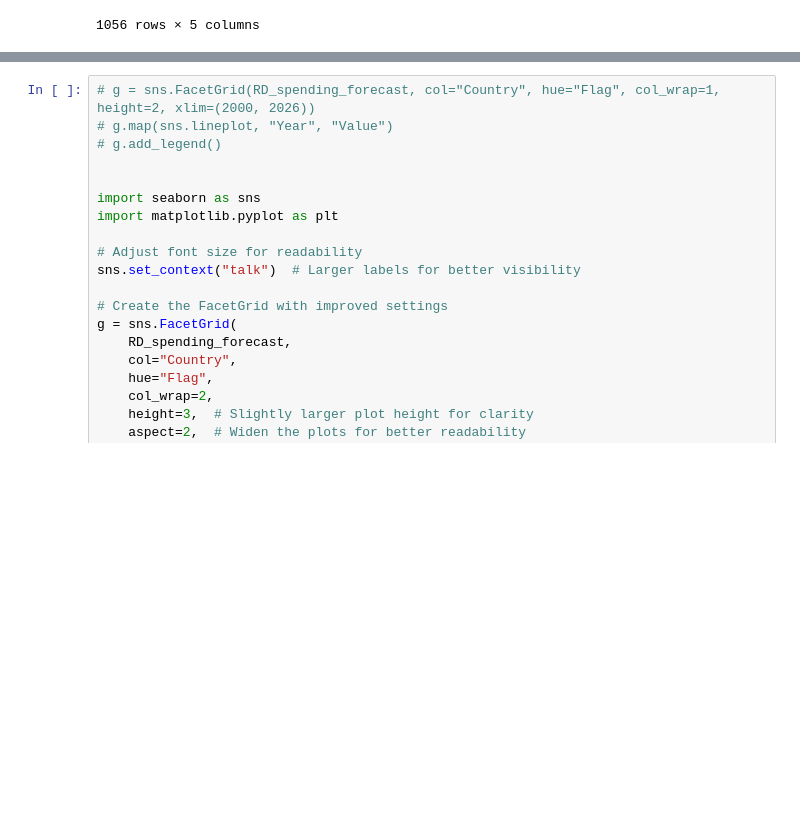
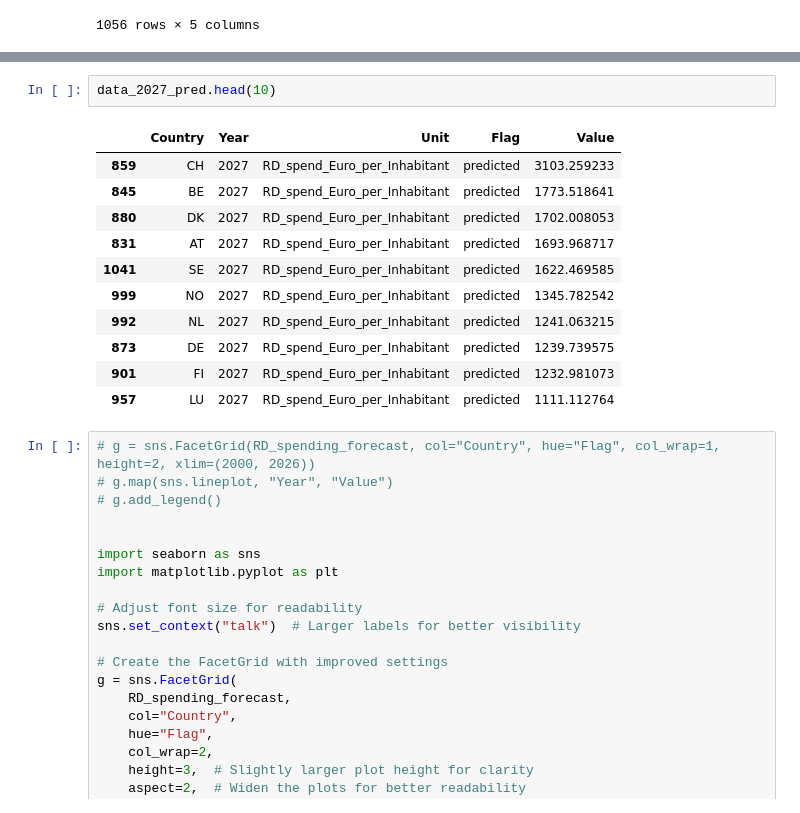
Before and after one commit to StefanHamm/DOPP_WS24, a Jupyter notebook: notebooks/Consolidated.ipynb, the cells around one changed output, grey strips where cells are left out. Saved outputs shown, nothing was run; the diff lists cells and outputs as text; blank space fills up the shorter version.

```diff
--- a/notebooks/Consolidated.ipynb
+++ b/notebooks/Consolidated.ipynb
@@ -1662,3 +1704,17 @@ See the caveats in the documentation: https://pandas.pydata.org/pandas-docs/stab
+# %%
+data_2027_pred.head(10)
+# %% [output]
+|  | Country | Year | Unit | Flag | Value |
+| 859 | CH | 2027 | RD_spend_Euro_per_Inhabitant | predicted | 3103.259233 |
+| 845 | BE | 2027 | RD_spend_Euro_per_Inhabitant | predicted | 1773.518641 |
+| 880 | DK | 2027 | RD_spend_Euro_per_Inhabitant | predicted | 1702.008053 |
+| 831 | AT | 2027 | RD_spend_Euro_per_Inhabitant | predicted | 1693.968717 |
+| 1041 | SE | 2027 | RD_spend_Euro_per_Inhabitant | predicted | 1622.469585 |
+| 999 | NO | 2027 | RD_spend_Euro_per_Inhabitant | predicted | 1345.782542 |
+| 992 | NL | 2027 | RD_spend_Euro_per_Inhabitant | predicted | 1241.063215 |
+| 873 | DE | 2027 | RD_spend_Euro_per_Inhabitant | predicted | 1239.739575 |
+| 901 | FI | 2027 | RD_spend_Euro_per_Inhabitant | predicted | 1232.981073 |
+| 957 | LU | 2027 | RD_spend_Euro_per_Inhabitant | predicted | 1111.112764 |
 # %%
 # g = sns.FacetGrid(RD_spending_forecast, col="Country", hue="Flag", col_wrap=1, height=2, xlim=(2000, 2026))
 # g.map(sns.lineplot, "Year", "Value")
```
Also changed, not shown: parts of 4 cells of this notebook.
